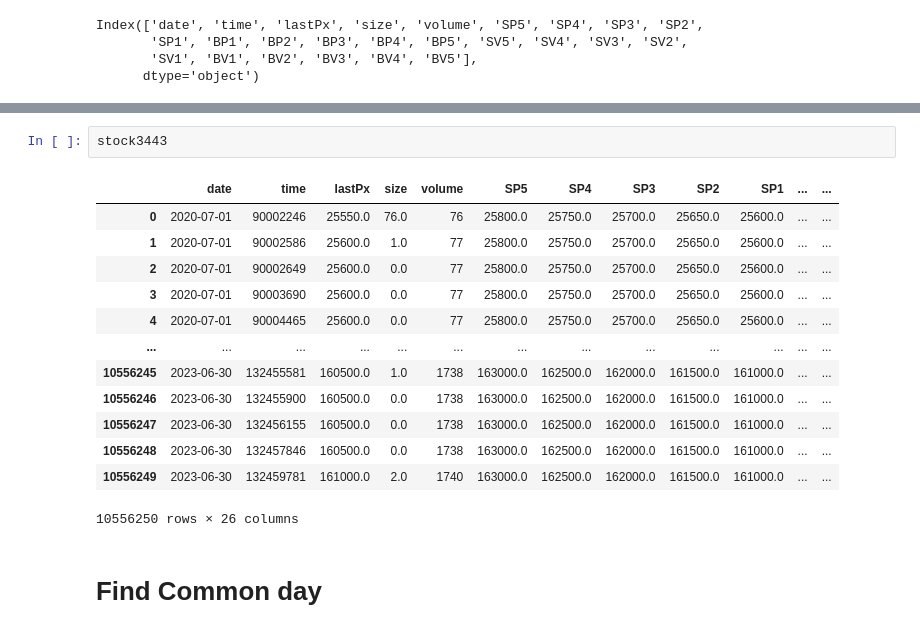
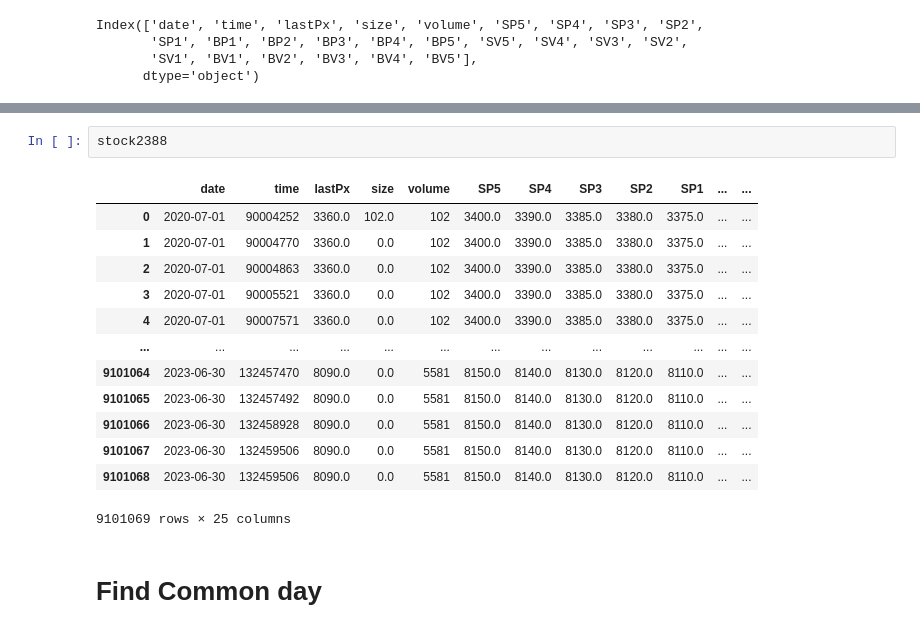
Before and after one commit to Jeremygaop/research-on-pair-trading, a Jupyter notebook: data-sync.ipynb, the cells around one changed output, grey strips where cells are left out. Drawn from its saved outputs; the diff is of its cells as text.

```diff
--- a/data-sync.ipynb
+++ b/data-sync.ipynb
@@ -272,19 +272,19 @@ len(stock3443['lastPx']), len(stock3443['lastPx'][np.isnan(stock3443['lastPx'])]
-# %%
-stock3443
-# %% [output]
-|  | date | time | lastPx | size | volume | SP5 | SP4 | SP3 | SP2 | SP1 | ... | ... |
-| 0 | 2020-07-01 | 90002246 | 25550.0 | 76.0 | 76 | 25800.0 | 25750.0 | 25700.0 | 25650.0 | 25600.0 | ... | ... |
-| 1 | 2020-07-01 | 90002586 | 25600.0 | 1.0 | 77 | 25800.0 | 25750.0 | 25700.0 | 25650.0 | 25600.0 | ... | ... |
-| 2 | 2020-07-01 | 90002649 | 25600.0 | 0.0 | 77 | 25800.0 | 25750.0 | 25700.0 | 25650.0 | 25600.0 | ... | ... |
-| 3 | 2020-07-01 | 90003690 | 25600.0 | 0.0 | 77 | 25800.0 | 25750.0 | 25700.0 | 25650.0 | 25600.0 | ... | ... |
-| 4 | 2020-07-01 | 90004465 | 25600.0 | 0.0 | 77 | 25800.0 | 25750.0 | 25700.0 | 25650.0 | 25600.0 | ... | ... |
-| ... | ... | ... | ... | ... | ... | ... | ... | ... | ... | ... | ... | ... |
-| 10556245 | 2023-06-30 | 132455581 | 160500.0 | 1.0 | 1738 | 163000.0 | 162500.0 | 162000.0 | 161500.0 | 161000.0 | ... | ... |
-| 10556246 | 2023-06-30 | 132455900 | 160500.0 | 0.0 | 1738 | 163000.0 | 162500.0 | 162000.0 | 161500.0 | 161000.0 | ... | ... |
-| 10556247 | 2023-06-30 | 132456155 | 160500.0 | 0.0 | 1738 | 163000.0 | 162500.0 | 162000.0 | 161500.0 | 161000.0 | ... | ... |
-| 10556248 | 2023-06-30 | 132457846 | 160500.0 | 0.0 | 1738 | 163000.0 | 162500.0 | 162000.0 | 161500.0 | 161000.0 | ... | ... |
-| 10556249 | 2023-06-30 | 132459781 | 161000.0 | 2.0 | 1740 | 163000.0 | 162500.0 | 162000.0 | 161500.0 | 161000.0 | ... | ... |
-10556250 rows × 26 columns
+# %%
+stock2388
+# %% [output]
+|  | date | time | lastPx | size | volume | SP5 | SP4 | SP3 | SP2 | SP1 | ... | ... |
+| 0 | 2020-07-01 | 90004252 | 3360.0 | 102.0 | 102 | 3400.0 | 3390.0 | 3385.0 | 3380.0 | 3375.0 | ... | ... |
+| 1 | 2020-07-01 | 90004770 | 3360.0 | 0.0 | 102 | 3400.0 | 3390.0 | 3385.0 | 3380.0 | 3375.0 | ... | ... |
+| 2 | 2020-07-01 | 90004863 | 3360.0 | 0.0 | 102 | 3400.0 | 3390.0 | 3385.0 | 3380.0 | 3375.0 | ... | ... |
+| 3 | 2020-07-01 | 90005521 | 3360.0 | 0.0 | 102 | 3400.0 | 3390.0 | 3385.0 | 3380.0 | 3375.0 | ... | ... |
+| 4 | 2020-07-01 | 90007571 | 3360.0 | 0.0 | 102 | 3400.0 | 3390.0 | 3385.0 | 3380.0 | 3375.0 | ... | ... |
+| ... | ... | ... | ... | ... | ... | ... | ... | ... | ... | ... | ... | ... |
+| 9101064 | 2023-06-30 | 132457470 | 8090.0 | 0.0 | 5581 | 8150.0 | 8140.0 | 8130.0 | 8120.0 | 8110.0 | ... | ... |
+| 9101065 | 2023-06-30 | 132457492 | 8090.0 | 0.0 | 5581 | 8150.0 | 8140.0 | 8130.0 | 8120.0 | 8110.0 | ... | ... |
+| 9101066 | 2023-06-30 | 132458928 | 8090.0 | 0.0 | 5581 | 8150.0 | 8140.0 | 8130.0 | 8120.0 | 8110.0 | ... | ... |
+| 9101067 | 2023-06-30 | 132459506 | 8090.0 | 0.0 | 5581 | 8150.0 | 8140.0 | 8130.0 | 8120.0 | 8110.0 | ... | ... |
+| 9101068 | 2023-06-30 | 132459506 | 8090.0 | 0.0 | 5581 | 8150.0 | 8140.0 | 8130.0 | 8120.0 | 8110.0 | ... | ... |
+9101069 rows × 25 columns
 # %% [markdown]
 # Find Common day
 # %%
```
Also changed, not shown: parts of 15 cells of this notebook, 1 other file.
